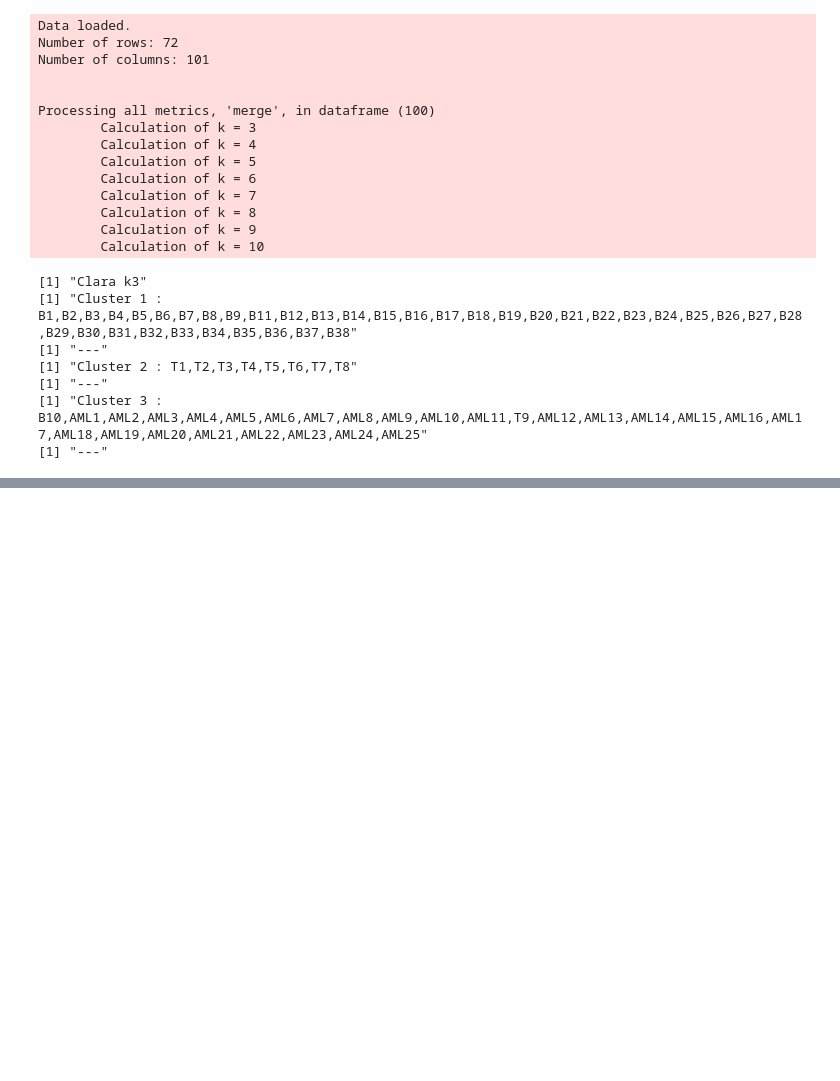
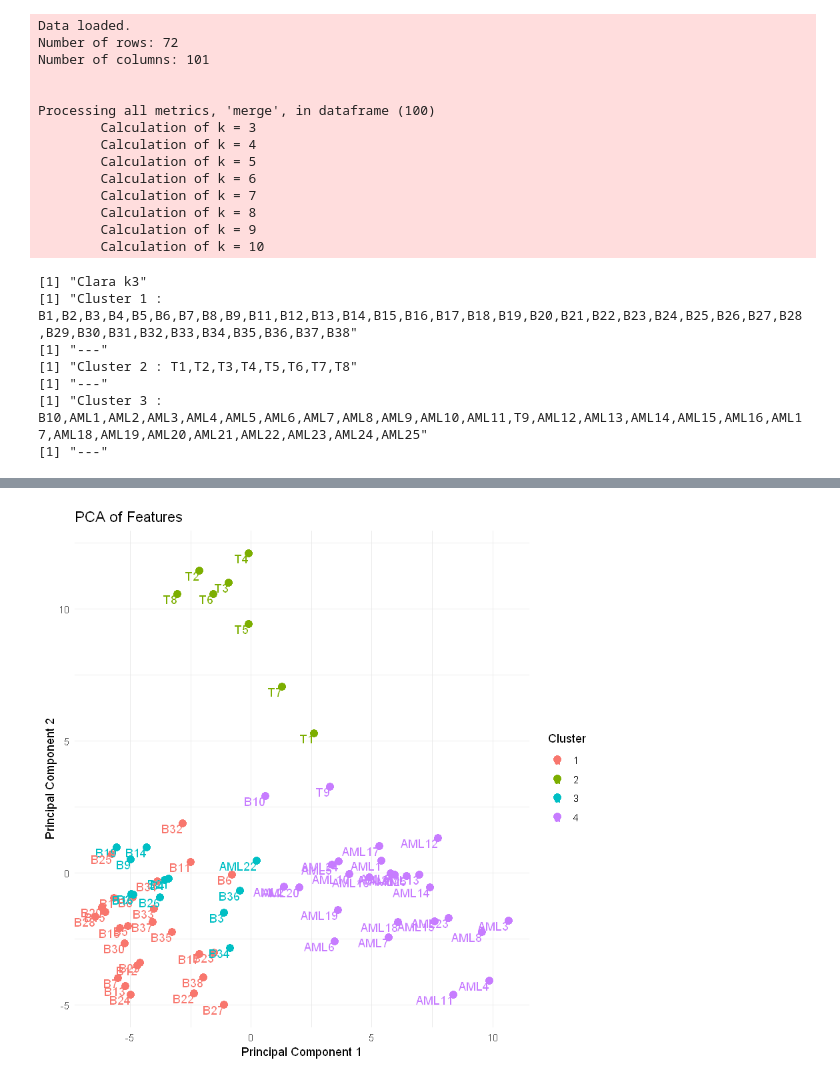
Before and after one commit to neobernad/evaluomeR, a Jupyter notebook: notebooks/local/golub.ipynb, the cells around one changed output, grey strips where cells are left out. Cells and saved outputs as stored; diff of their text form; code cells hidden in the pictures; blank space fills up the shorter version.

Commit message:
Visualizing clusters with PCA

```diff
--- a/notebooks/local/golub.ipynb
+++ b/notebooks/local/golub.ipynb
@@ -320,0 +343,7 @@ golub_qual
+# %%
+#PCA
+#top_golub["inCluster"] = golub_k$InCluster
+print(length(golub_k$InCluster))
+print(nrow(top_golub))
+top_golub["inCluster"] = as.numeric(golub_k$InCluster)
+unique(golub_k$InCluster)
@@ -320,0 +364,3 @@ golub_qual
+# %%
+pca_matrix = top_golub %>% select(-Description, -inCluster)
+head(pca_matrix)
@@ -320,0 +375,18 @@ golub_qual
+# %%
+pca_result <- pca_result <- prcomp(pca_matrix, scale. = TRUE)
+# %%
+pca_df <- data.frame(pca_result$x)
+pca_df$Cluster <- as.factor(top_golub$inCluster)
+pca_df$Individual <- top_golub$Description
+
+# Plot PCA results
+
+ggplot2::ggplot(pca_df, ggplot2::aes(x = PC1, y = PC2, color = Cluster, label = Individual)) +
+  ggplot2::geom_point(size = 3) +
+  ggplot2::geom_text(vjust = 1, hjust = 1) +
+  ggplot2::labs(title = "PCA of Features",
+       x = "Principal Component 1",
+       y = "Principal Component 2") +
+  ggplot2::theme_minimal()
+# %% [output]
+[figure, added]
```
Also changed, not shown: parts of 9 cells of this notebook, 1 other file.
